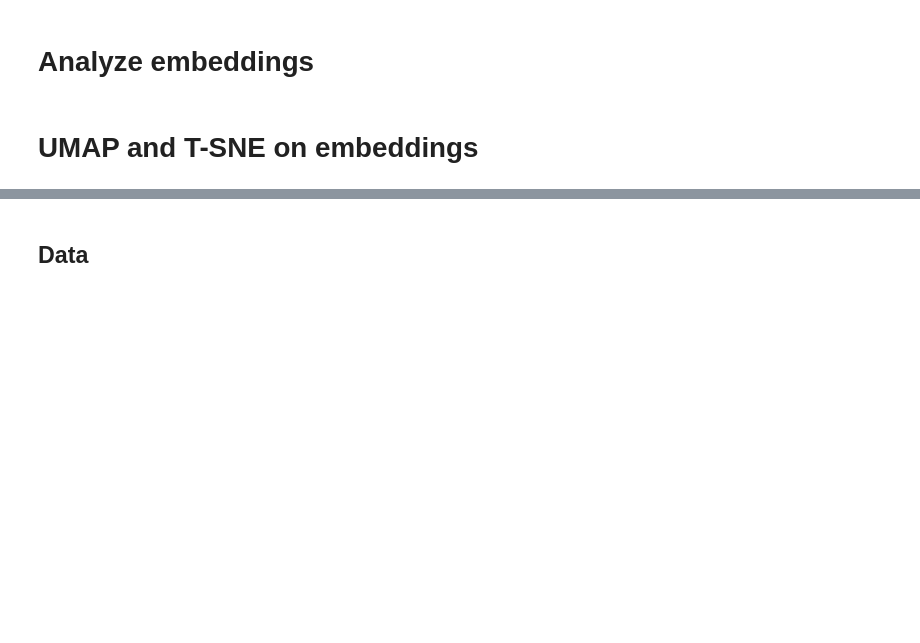
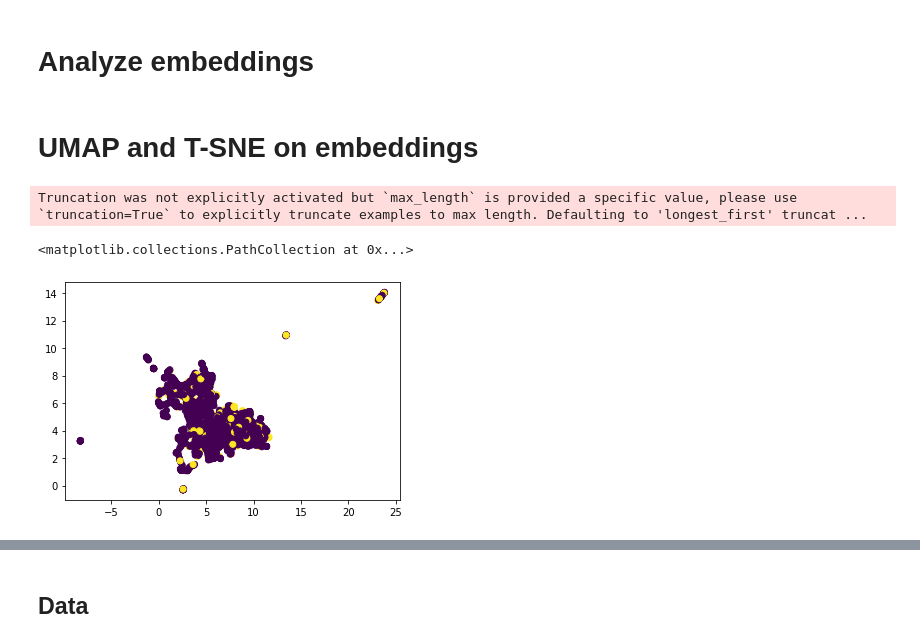
Before and after one commit to Katrin-Leberfinger/Hybrid-gender-debiased-music-recommendation, a Jupyter notebook: 002_analyze_embeddings.ipynb, the cells around one changed output, grey strips where cells are left out. Saved outputs shown, nothing was run; the diff lists cells and outputs as text; code cells hidden in the pictures; blank space fills up the shorter version.

```diff
--- a/002_analyze_embeddings.ipynb
+++ b/002_analyze_embeddings.ipynb
@@ -189,5 +218,5 @@ data_all_info = data_all_info[['track_artist', 'gender_artist', 'track_id']]
 replace_dict1 = {'m' : 0, 'f' : 1}
 replace_dict2 = {'male' : 0, 'female' : 1}
 data_all_info['gender_artist'] = data_all_info['gender_artist'].replace(replace_dict2)
-data_all_info = data_all_info.merge(data_tracks_tags_lyrics[['track_id', 'tags', 'abstract']], on = 'track_id')
+data_all_info = data_all_info.merge(data_tracks_tags_lyrics[['track_id', 'tags', 'abstract', 'lyrics_cleaned']], on = 'track_id')
 data_all_info
@@ -248,8 +280,27 @@ class ArtistDataset(Dataset):
             'target': torch.tensor(self.data_all.iloc[index]['gender_artist'], dtype=torch.float)
             }
 
-dataset_train= ArtistDataset(data_all_info,tokenizer, 128, 'lyrics_cleaned')
+dataset= ArtistDataset(data_all_info,tokenizer, 128, 'tags')
 
-dataloader_train=DataLoader(dataset=dataset_train,batch_size=32)
+dataloader = DataLoader(dataset=dataset,batch_size=32)
 # %% [markdown]
 # UMAP and T-SNE on embeddings
+# %%
+embeddings = np.empty(shape = (0, 128))
+artist_genders = np.empty(shape = (0))
+for _, batch in enumerate(dataloader):
+  embedding = batch['input_ids']
+  artist_gender = batch['target'].type(torch.LongTensor)
+  embeddings = np.append(embeddings, embedding, axis=0)
+  artist_genders = np.append(artist_genders, artist_gender, axis=0)
+# %% [output]
+Truncation was not explicitly activated but `max_length` is provided a specific value, please use `truncation=True` to explicitly truncate examples to max length. Defaulting to 'longest_first' truncat ...
+# %%
+from umap import UMAP
+umap = UMAP(n_components=2, init='random', random_state=0)
+
+projections_umap = umap.fit_transform(embeddings)
+plt.scatter(projections_umap[:,0], projections_umap[:,1], c = artist_genders)
+# %% [output]
+<matplotlib.collections.PathCollection at 0x...>
+[figure, added]
```
Also changed, not shown: parts of 9 cells of this notebook.
